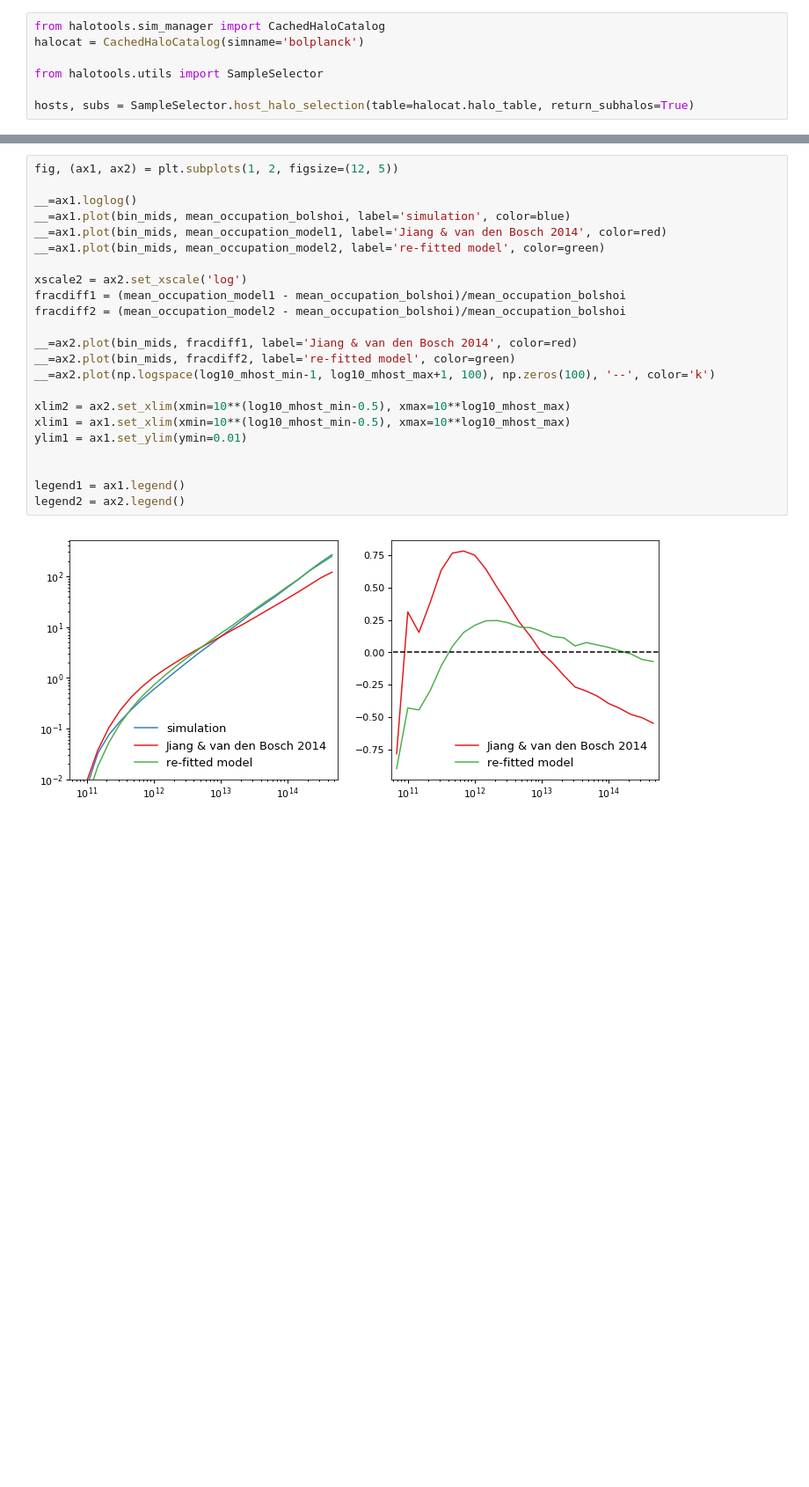
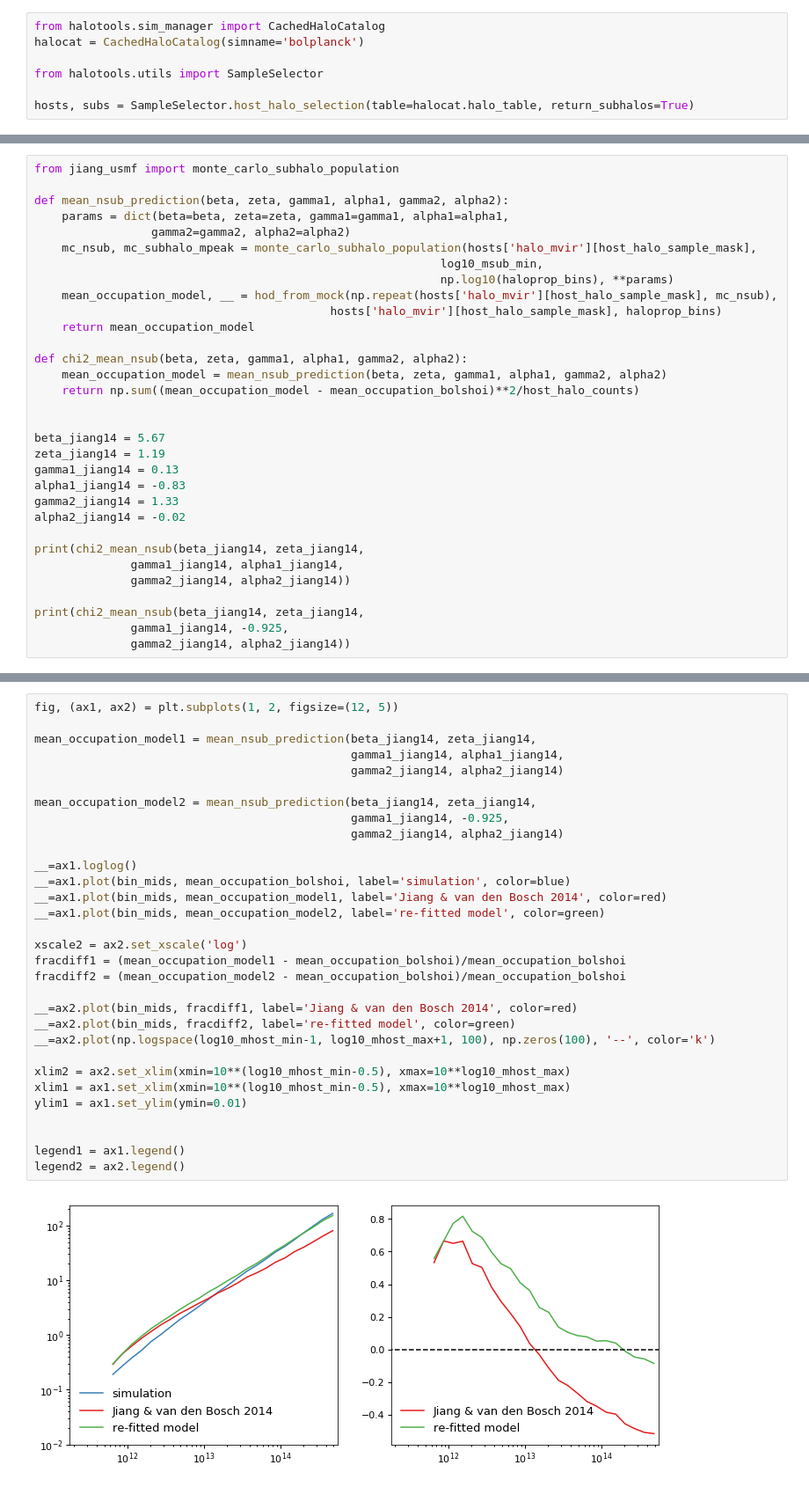
Before and after one commit to aphearin/subhalo_based_csmf, a Jupyter notebook: test_jiang_monte_carlo.ipynb, the cells around one changed output, grey strips where cells are left out. Shown at 88% size. Cells and saved outputs as stored; diff of their text form; blank space fills up the shorter version.

```diff
--- a/test_jiang_monte_carlo.ipynb
+++ b/test_jiang_monte_carlo.ipynb
@@ -46,0 +33,32 @@ mean_occupation_model2, bin_edges = hod_from_mock(np.repeat(hosts['halo_mvir'],
+# %%
+from jiang_usmf import monte_carlo_subhalo_population
+
+def mean_nsub_prediction(beta, zeta, gamma1, alpha1, gamma2, alpha2):
+    params = dict(beta=beta, zeta=zeta, gamma1=gamma1, alpha1=alpha1,
+                 gamma2=gamma2, alpha2=alpha2)
+    mc_nsub, mc_subhalo_mpeak = monte_carlo_subhalo_population(hosts['halo_mvir'][host_halo_sample_mask],
+                                                           log10_msub_min,
+                                                           np.log10(haloprop_bins), **params)
+    mean_occupation_model, __ = hod_from_mock(np.repeat(hosts['halo_mvir'][host_halo_sample_mask], mc_nsub),
+                                           hosts['halo_mvir'][host_halo_sample_mask], haloprop_bins)
+    return mean_occupation_model
+
+def chi2_mean_nsub(beta, zeta, gamma1, alpha1, gamma2, alpha2):
+    mean_occupation_model = mean_nsub_prediction(beta, zeta, gamma1, alpha1, gamma2, alpha2)
+    return np.sum((mean_occupation_model - mean_occupation_bolshoi)**2/host_halo_counts)
+
+
+beta_jiang14 = 5.67
+zeta_jiang14 = 1.19
+gamma1_jiang14 = 0.13
+alpha1_jiang14 = -0.83
+gamma2_jiang14 = 1.33
+alpha2_jiang14 = -0.02
+
+print(chi2_mean_nsub(beta_jiang14, zeta_jiang14,
+              gamma1_jiang14, alpha1_jiang14,
+              gamma2_jiang14, alpha2_jiang14))
+
+print(chi2_mean_nsub(beta_jiang14, zeta_jiang14,
+              gamma1_jiang14, -0.925,
+              gamma2_jiang14, alpha2_jiang14))
@@ -47,25 +68,33 @@ mean_occupation_model2, bin_edges = hod_from_mock(np.repeat(hosts['halo_mvir'],
 # %%
 fig, (ax1, ax2) = plt.subplots(1, 2, figsize=(12, 5))
+
+mean_occupation_model1 = mean_nsub_prediction(beta_jiang14, zeta_jiang14,
+                                              gamma1_jiang14, alpha1_jiang14,
+                                              gamma2_jiang14, alpha2_jiang14)
+
+mean_occupation_model2 = mean_nsub_prediction(beta_jiang14, zeta_jiang14,
+                                              gamma1_jiang14, -0.925,
+                                              gamma2_jiang14, alpha2_jiang14)
 
 __=ax1.loglog()
 __=ax1.plot(bin_mids, mean_occupation_bolshoi, label='simulation', color=blue)
 __=ax1.plot(bin_mids, mean_occupation_model1, label='Jiang & van den Bosch 2014', color=red)
 __=ax1.plot(bin_mids, mean_occupation_model2, label='re-fitted model', color=green)
 
 xscale2 = ax2.set_xscale('log')
 fracdiff1 = (mean_occupation_model1 - mean_occupation_bolshoi)/mean_occupation_bolshoi
 fracdiff2 = (mean_occupation_model2 - mean_occupation_bolshoi)/mean_occupation_bolshoi
 
 __=ax2.plot(bin_mids, fracdiff1, label='Jiang & van den Bosch 2014', color=red)
 __=ax2.plot(bin_mids, fracdiff2, label='re-fitted model', color=green)
 __=ax2.plot(np.logspace(log10_mhost_min-1, log10_mhost_max+1, 100), np.zeros(100), '--', color='k')
 
 xlim2 = ax2.set_xlim(xmin=10**(log10_mhost_min-0.5), xmax=10**log10_mhost_max)
 xlim1 = ax1.set_xlim(xmin=10**(log10_mhost_min-0.5), xmax=10**log10_mhost_max)
 ylim1 = ax1.set_ylim(ymin=0.01)
 
 
 legend1 = ax1.legend()
 legend2 = ax2.legend()
 # %% [output]
-[figure, old version]
+[figure, new version]
```
Also changed, not shown: parts of 4 cells of this notebook.
